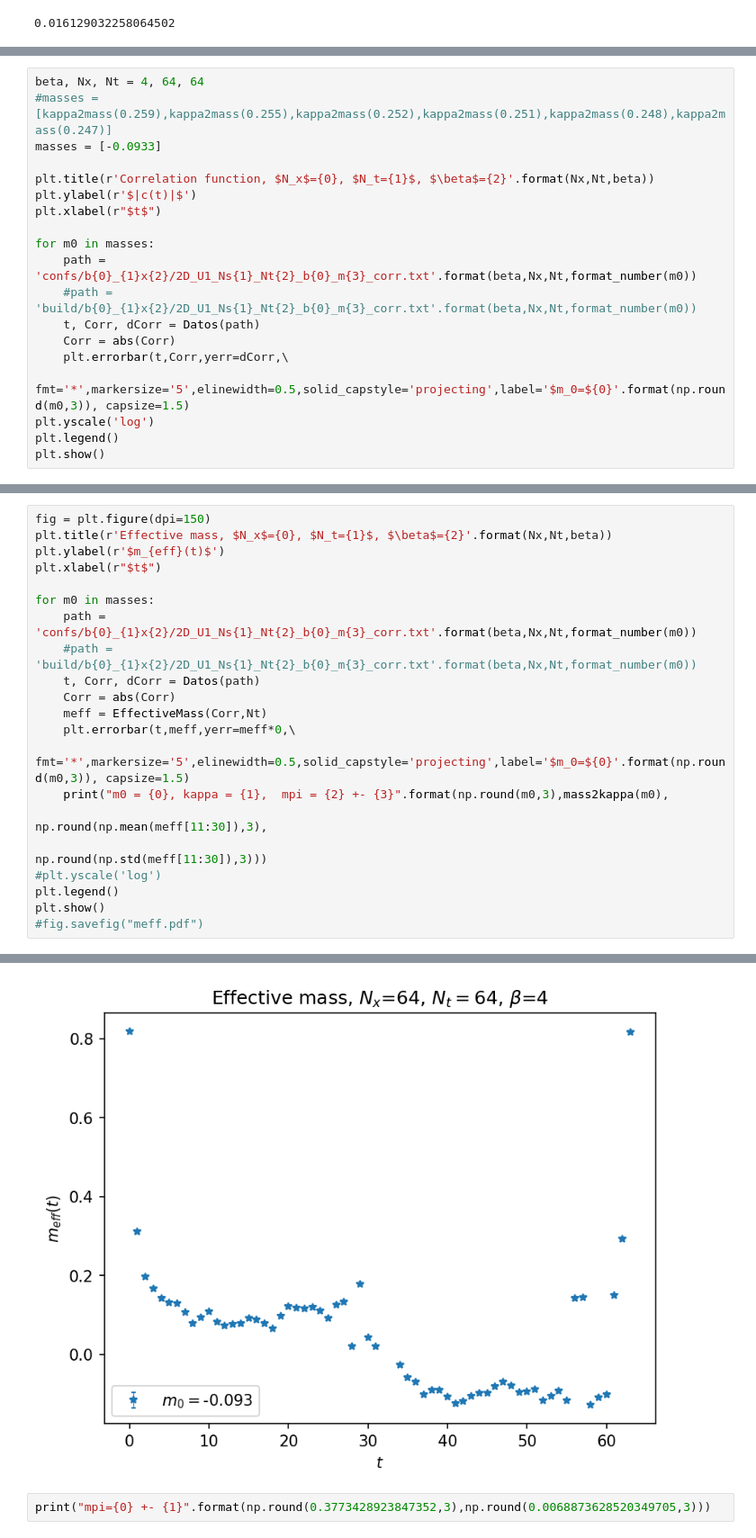
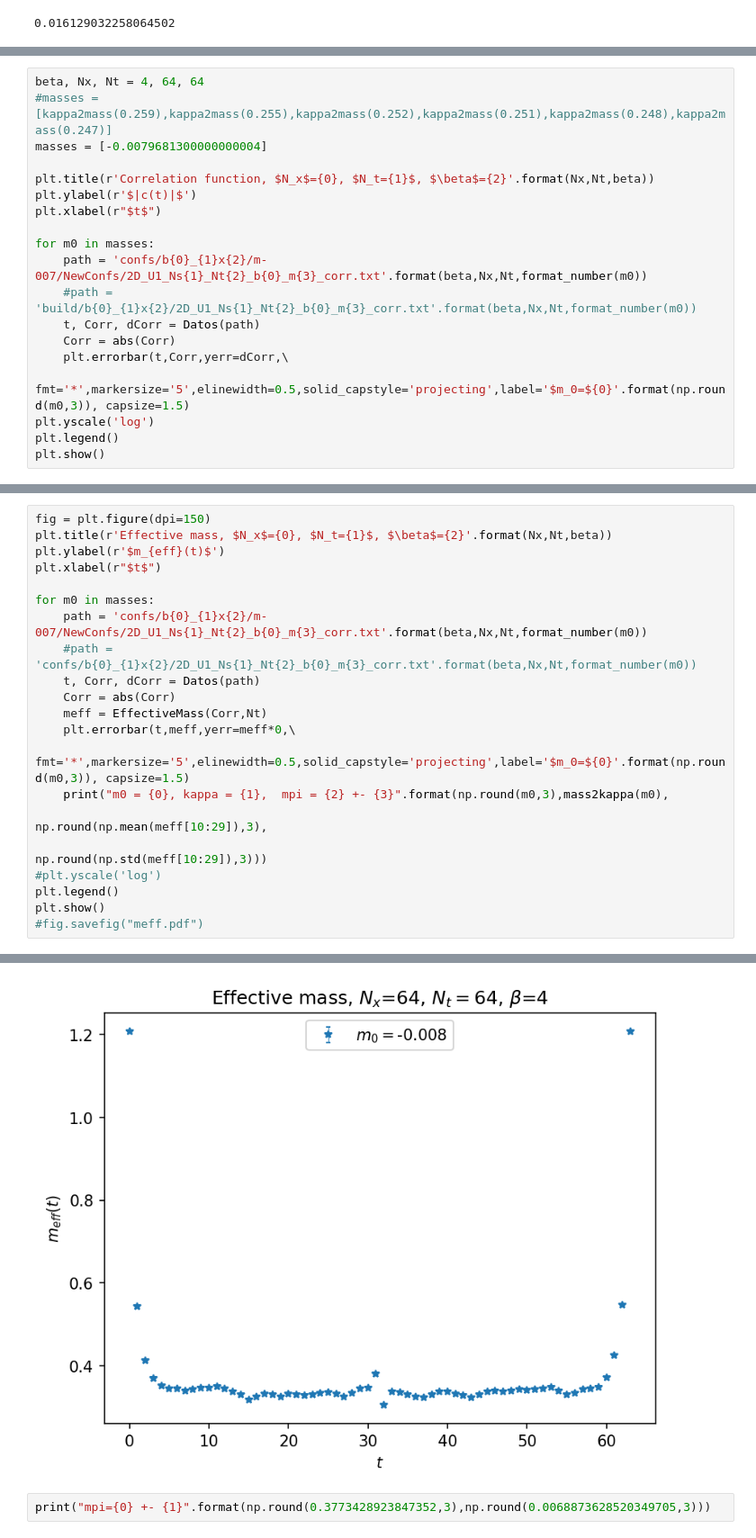
Before and after one commit to Fabian2598/SchwingerModel, a Jupyter notebook: mass_analysis.ipynb, the cells around one changed output, grey strips where cells are left out. Shown: that part at 90% size. Drawn from its saved outputs; the diff is of its cells as text.

```diff
--- a/mass_analysis.ipynb
+++ b/mass_analysis.ipynb
@@ -62,14 +62,14 @@ format_number(kappa2mass(0.248))
 # %%
 beta, Nx, Nt = 4, 64, 64
 #masses = [kappa2mass(0.259),kappa2mass(0.255),kappa2mass(0.252),kappa2mass(0.251),kappa2mass(0.248),kappa2mass(0.247)]
-masses = [-0.0933]
+masses = [-0.0079681300000000004]
 
 plt.title(r'Correlation function, $N_x$={0}, $N_t={1}$, $\beta$={2}'.format(Nx,Nt,beta))
 plt.ylabel(r'$|c(t)|$')
 plt.xlabel(r"$t$")
 
 for m0 in masses:
-    path = 'confs/b{0}_{1}x{2}/2D_U1_Ns{1}_Nt{2}_b{0}_m{3}_corr.txt'.format(beta,Nx,Nt,format_number(m0))
+    path = 'confs/b{0}_{1}x{2}/m-007/NewConfs/2D_U1_Ns{1}_Nt{2}_b{0}_m{3}_corr.txt'.format(beta,Nx,Nt,format_number(m0))
     #path = 'build/b{0}_{1}x{2}/2D_U1_Ns{1}_Nt{2}_b{0}_m{3}_corr.txt'.format(beta,Nx,Nt,format_number(m0))
     t, Corr, dCorr = Datos(path)
     Corr = abs(Corr)
@@ -108,16 +114,16 @@ plt.ylabel(r'$m_{eff}(t)$')
 plt.xlabel(r"$t$")
 
 for m0 in masses:
-    path = 'confs/b{0}_{1}x{2}/2D_U1_Ns{1}_Nt{2}_b{0}_m{3}_corr.txt'.format(beta,Nx,Nt,format_number(m0))
-    #path = 'build/b{0}_{1}x{2}/2D_U1_Ns{1}_Nt{2}_b{0}_m{3}_corr.txt'.format(beta,Nx,Nt,format_number(m0))
+    path = 'confs/b{0}_{1}x{2}/m-007/NewConfs/2D_U1_Ns{1}_Nt{2}_b{0}_m{3}_corr.txt'.format(beta,Nx,Nt,format_number(m0))
+    #path = 'confs/b{0}_{1}x{2}/2D_U1_Ns{1}_Nt{2}_b{0}_m{3}_corr.txt'.format(beta,Nx,Nt,format_number(m0))
     t, Corr, dCorr = Datos(path)
     Corr = abs(Corr)
     meff = EffectiveMass(Corr,Nt)
     plt.errorbar(t,meff,yerr=meff*0,\
         fmt='*',markersize='5',elinewidth=0.5,solid_capstyle='projecting',label='$m_0=${0}'.format(np.round(m0,3)), capsize=1.5)
     print("m0 = {0}, kappa = {1},  mpi = {2} +- {3}".format(np.round(m0,3),mass2kappa(m0),
-                                                                     np.round(np.mean(meff[11:30]),3),
-                                                                    np.round(np.std(meff[11:30]),3)))
+                                                                     np.round(np.mean(meff[10:29]),3),
+                                                                    np.round(np.std(meff[10:29]),3)))
 #plt.yscale('log')
 plt.legend()
 plt.show()
@@ -129,4 +133,4 @@ m0 = -0.093, kappa = 0.26223317774164784,  mpi = 0.098 +- 0.032
-[figure, old version]
+[figure, new version]
 # %%
 print("mpi={0} +- {1}".format(np.round(0.3773428923847352,3),np.round(0.0068873628520349705,3)))
 # %% [output]
```
Also changed, not shown: parts of 5 cells of this notebook.
